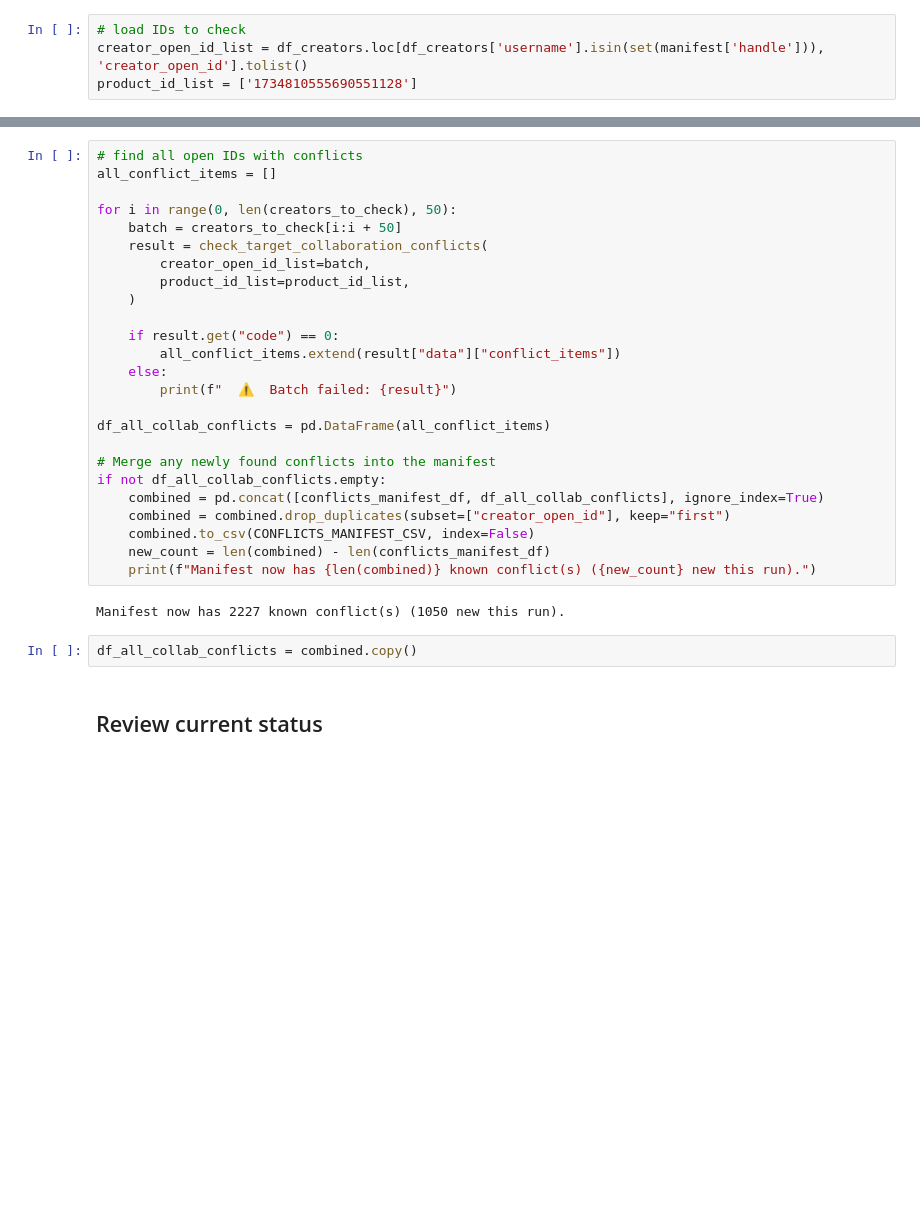
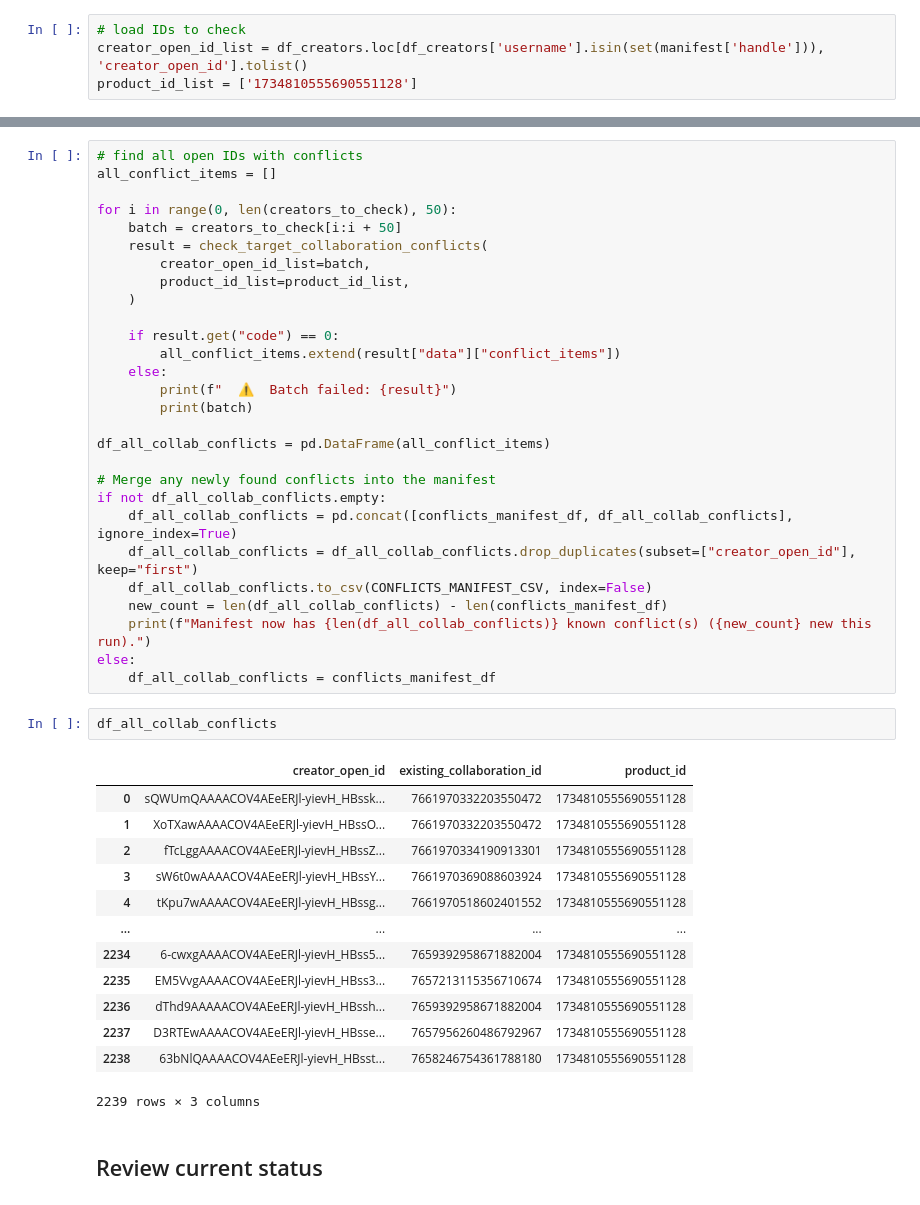
Before and after one commit to mrpsonglao/VitamiAffiliateCode, a Jupyter notebook: code/2026-07-13 Step 2 - Create Target Collaborations.ipynb, the cells around one changed output, grey strips where cells are left out. Saved outputs shown, nothing was run; the diff lists cells and outputs as text; blank space fills up the shorter version.

```diff
--- a/code/2026-07-13 Step 2 - Create Target Collaborations.ipynb
+++ b/code/2026-07-13 Step 2 - Create Target Collaborations.ipynb
@@ -110,20 +110,35 @@ for i in range(0, len(creators_to_check), 50):
         all_conflict_items.extend(result["data"]["conflict_items"])
     else:
         print(f"  ⚠️  Batch failed: {result}")
+        print(batch)
 
 df_all_collab_conflicts = pd.DataFrame(all_conflict_items)
 
 # Merge any newly found conflicts into the manifest
 if not df_all_collab_conflicts.empty:
-    combined = pd.concat([conflicts_manifest_df, df_all_collab_conflicts], ignore_index=True)
-    combined = combined.drop_duplicates(subset=["creator_open_id"], keep="first")
-    combined.to_csv(CONFLICTS_MANIFEST_CSV, index=False)
-    new_count = len(combined) - len(conflicts_manifest_df)
-    print(f"Manifest now has {len(combined)} known conflict(s) ({new_count} new this run).")
+    df_all_collab_conflicts = pd.concat([conflicts_manifest_df, df_all_collab_conflicts], ignore_index=True)
+    df_all_collab_conflicts = df_all_collab_conflicts.drop_duplicates(subset=["creator_open_id"], keep="first")
+    df_all_collab_conflicts.to_csv(CONFLICTS_MANIFEST_CSV, index=False)
+    new_count = len(df_all_collab_conflicts) - len(conflicts_manifest_df)
+    print(f"Manifest now has {len(df_all_collab_conflicts)} known conflict(s) ({new_count} new this run).")
+else:
+    df_all_collab_conflicts = conflicts_manifest_df
-# %% [output]
-Manifest now has 2227 known conflict(s) (1050 new this run).
-# %%
-df_all_collab_conflicts = combined.copy()
+# %%
+df_all_collab_conflicts
+# %% [output]
+|  | creator_open_id | existing_collaboration_id | product_id |
+| 0 | sQWUmQAAAACOV4AEeERJl-yievH_HBssk... | 7661970332203550472 | 1734810555690551128 |
+| 1 | XoTXawAAAACOV4AEeERJl-yievH_HBssO... | 7661970332203550472 | 1734810555690551128 |
+| 2 | fTcLggAAAACOV4AEeERJl-yievH_HBssZ... | 7661970334190913301 | 1734810555690551128 |
+| 3 | sW6t0wAAAACOV4AEeERJl-yievH_HBssY... | 7661970369088603924 | 1734810555690551128 |
+| 4 | tKpu7wAAAACOV4AEeERJl-yievH_HBssg... | 7661970518602401552 | 1734810555690551128 |
+| ... | ... | ... | ... |
+| 2234 | 6-cwxgAAAACOV4AEeERJl-yievH_HBss5... | 7659392958671882004 | 1734810555690551128 |
+| 2235 | EM5VvgAAAACOV4AEeERJl-yievH_HBss3... | 7657213115356710674 | 1734810555690551128 |
+| 2236 | dThd9AAAAACOV4AEeERJl-yievH_HBssh... | 7659392958671882004 | 1734810555690551128 |
+| 2237 | D3RTEwAAAACOV4AEeERJl-yievH_HBsse... | 7657956260486792967 | 1734810555690551128 |
+| 2238 | 63bNlQAAAACOV4AEeERJl-yievH_HBsst... | 7658246754361788180 | 1734810555690551128 |
+2239 rows × 3 columns
 # %% [markdown]
 ## Review current status
 # %%
```
Also changed, not shown: parts of 9 cells of this notebook, 6 other files.
